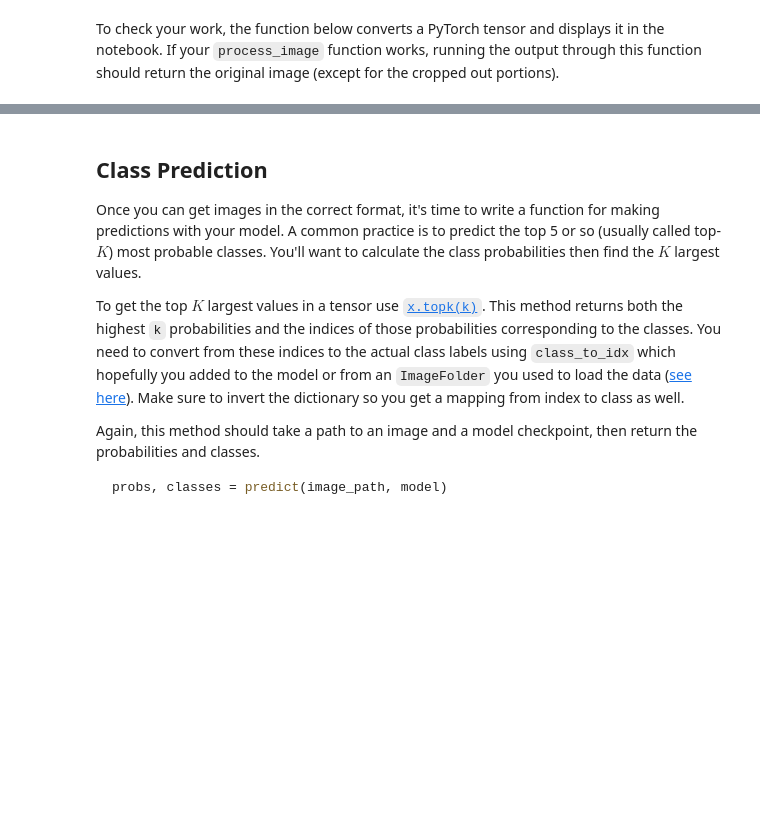
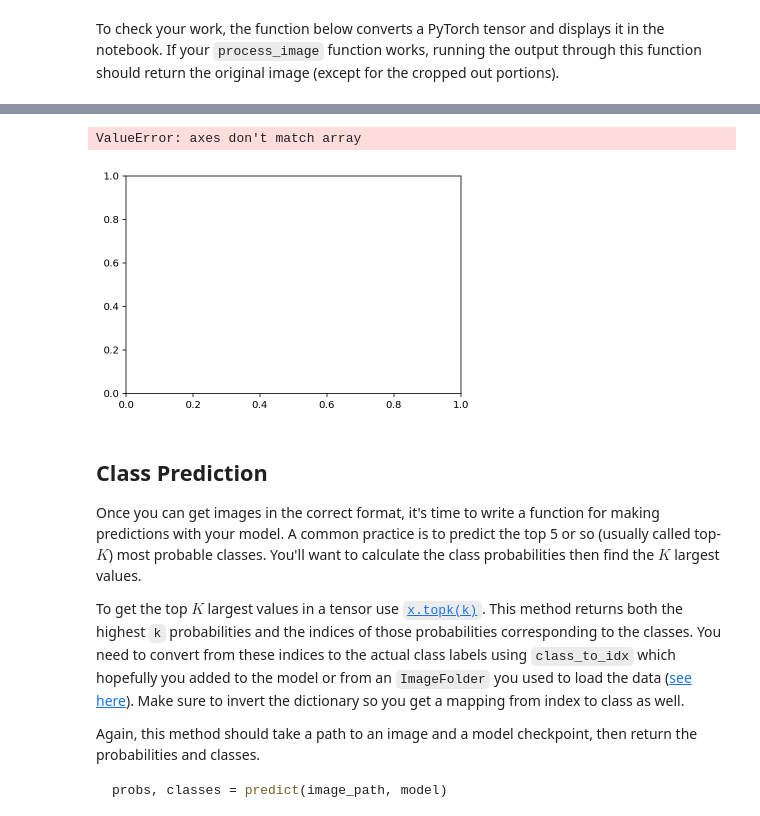
Before and after one commit to Scoobs94/Udacity-Image-Classifier-Proj, a Jupyter notebook: Image Classifier Project.ipynb, the cells around one changed output, grey strips where cells are left out. Saved outputs shown, nothing was run; the diff lists cells and outputs as text; code cells hidden in the pictures; blank space fills up the shorter version.

```diff
--- a/Image Classifier Project.ipynb
+++ b/Image Classifier Project.ipynb
@@ -506,3 +546,29 @@ imshow(images[0], name);
+# %%
+# /image_01789.jpg
+image_path = 'C:/Users/jaket/Desktop/Udacity/Machine Learning with Python/aipnd-project-master/flowers/test/'
+key = '83'
+
+# process and normalize images to tensors for imshow
+norm_mean = [0.485, 0.456, 0.406]
+norm_std = [0.229, 0.224, 0.225]
+
+final_transforms = transforms.Compose([transforms.Resize(225),
+                                      transforms.CenterCrop(224),
+                                      transforms.ToTensor(),
+                                      transforms.Normalize(norm_mean, norm_std)])
+
+final_data = datasets.ImageFolder(image_path, transform=final_transforms)
+final_loader = torch.utils.data.DataLoader(final_data, batch_size = 1)
+
+image = next(iter(final_loader))
+
+name = cat_to_name[key]
+
+
+imshow(image[0], name)
+# %% [output]
+ValueError: axes don't match array
+[figure, added]
 # %% [markdown]
 ## Class Prediction
 
```
Also changed, not shown: parts of 10 cells of this notebook.
